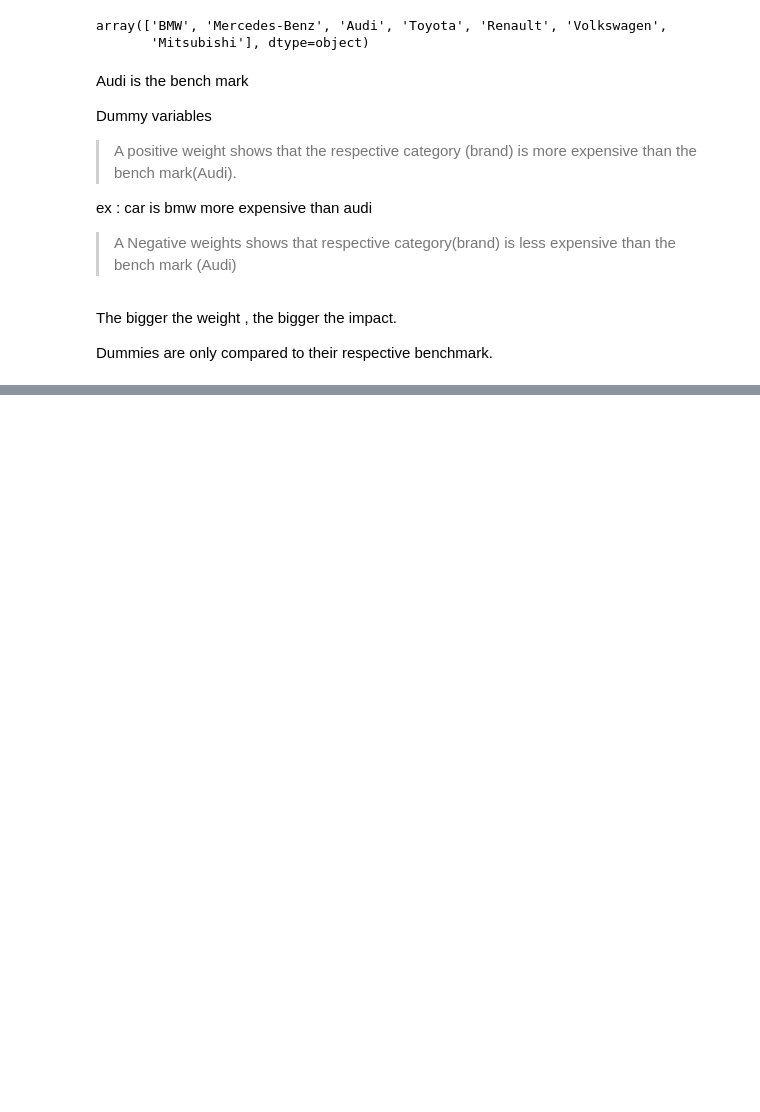
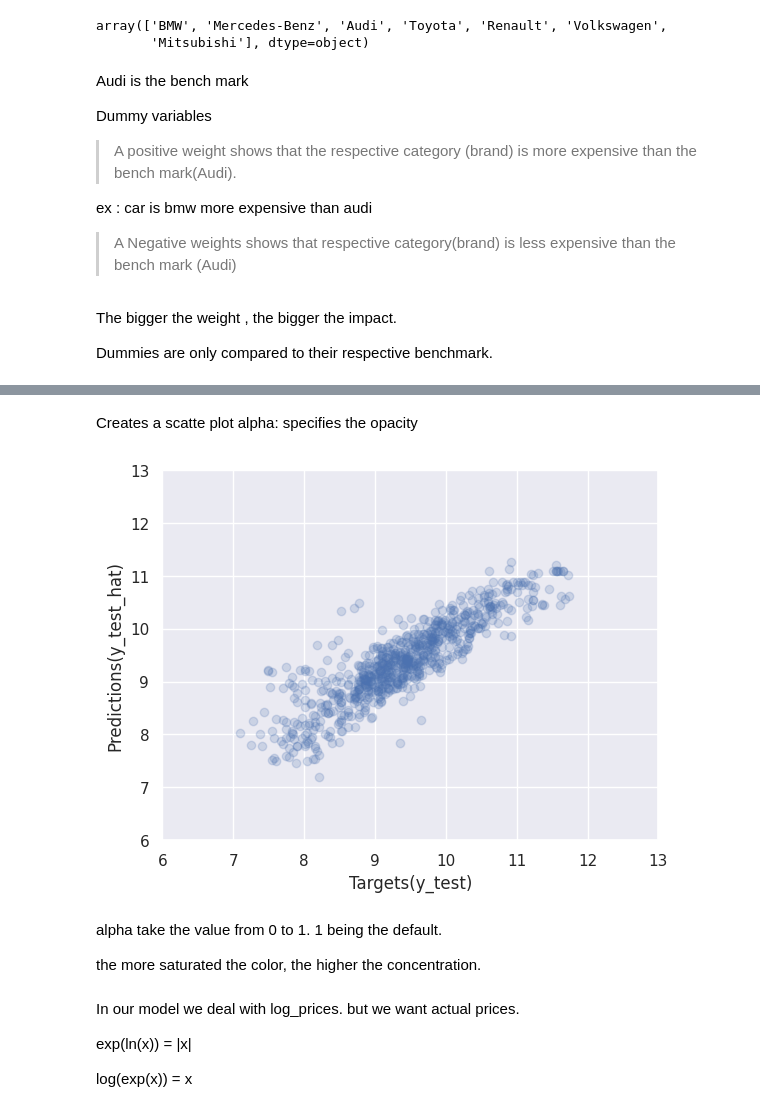
Before and after one commit to Hirusha99/Regression, a Jupyter notebook: Linear_Regression_Practicle_example.ipynb, the cells around one changed output, grey strips where cells are left out. Saved outputs shown, nothing was run; the diff lists cells and outputs as text; code cells hidden in the pictures; blank space fills up the shorter version.

```diff
--- a/Linear_Regression_Practicle_example.ipynb
+++ b/Linear_Regression_Practicle_example.ipynb
@@ -750,0 +785,21 @@ Dummies are only compared to their respective benchmark.
+# %% [markdown]
+Creates a scatte plot alpha: specifies the opacity
+# %%
+plt.scatter(y_test,y_hat_test, alpha = 0.2)
+plt.xlabel('Targets(y_test)')
+plt.ylabel('Predictions(y_test_hat)')
+plt.xlim(6,13)
+plt.ylim(6,13)
+plt.show()
+# %% [output]
+[figure, added]
+# %% [markdown]
+alpha take the value from 0 to 1. 1 being the default.
+
+the more saturated the color, the higher the concentration.
+# %% [markdown]
+In our model we deal with log_prices. but we want actual prices.
+
+exp(ln(x)) = |x|
+
+log(exp(x)) = x
```
Also changed, not shown: parts of 20 cells of this notebook.
